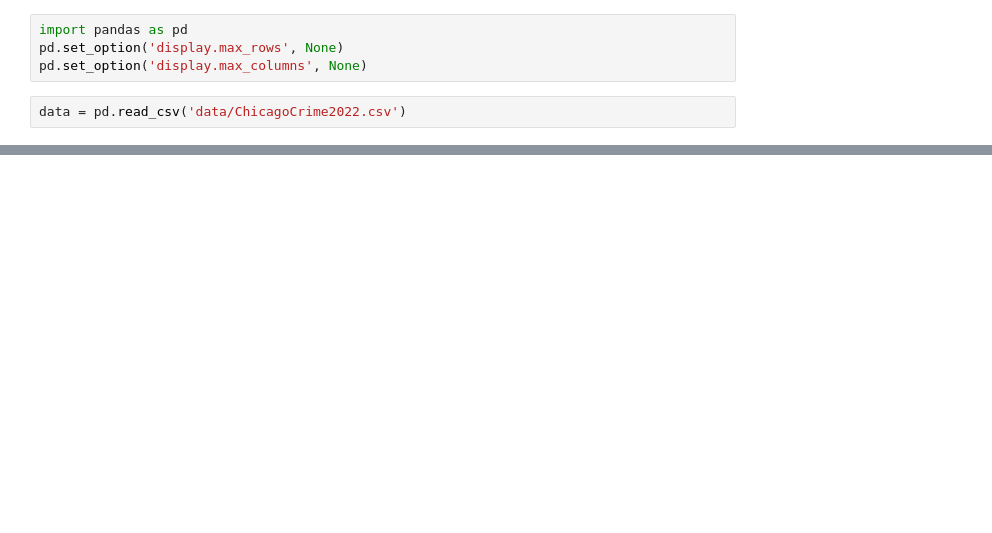
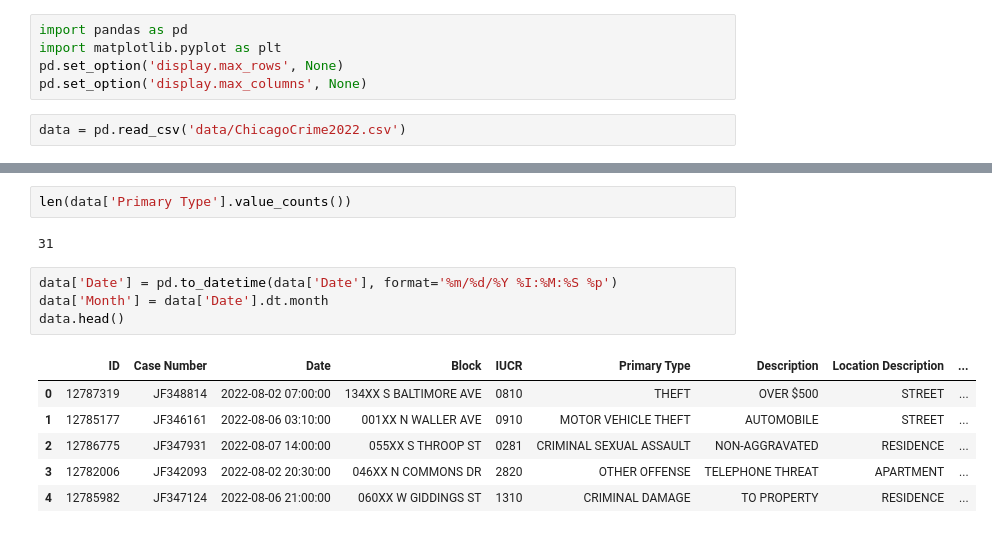
Before and after one commit to 00helloworld/Data_24May05, a Jupyter notebook: test.ipynb, the cells around one changed output, grey strips where cells are left out. Saved outputs shown, nothing was run; the diff lists cells and outputs as text; blank space fills up the shorter version.

```diff
--- a/test.ipynb
+++ b/test.ipynb
@@ -1,5 +1,6 @@
 # %%
 import pandas as pd
+import matplotlib.pyplot as plt
 pd.set_option('display.max_rows', None)
 pd.set_option('display.max_columns', None)
 # %%
@@ -13,3 +14,18 @@ data.head()
 | 2 | 12786775 | JF347931 | 08/07/2022 02:00:00 PM | 055XX S THROOP ST | 0281 | CRIMINAL SEXUAL ASSAULT | NON-AGGRAVATED | RESIDENCE | ... |
 | 3 | 12782006 | JF342093 | 08/02/2022 08:30:00 PM | 046XX N COMMONS DR | 2820 | OTHER OFFENSE | TELEPHONE THREAT | APARTMENT | ... |
 | 4 | 12785982 | JF347124 | 08/06/2022 09:00:00 PM | 060XX W GIDDINGS ST | 1310 | CRIMINAL DAMAGE | TO PROPERTY | RESIDENCE | ... |
+# %%
+len(data['Primary Type'].value_counts())
+# %% [output]
+31
+# %%
+data['Date'] = pd.to_datetime(data['Date'], format='%m/%d/%Y %I:%M:%S %p')
+data['Month'] = data['Date'].dt.month
+data.head()
+# %% [output]
+|  | ID | Case Number | Date | Block | IUCR | Primary Type | Description | Location Description | ... |
+| 0 | 12787319 | JF348814 | 2022-08-02 07:00:00 | 134XX S BALTIMORE AVE | 0810 | THEFT | OVER $500 | STREET | ... |
+| 1 | 12785177 | JF346161 | 2022-08-06 03:10:00 | 001XX N WALLER AVE | 0910 | MOTOR VEHICLE THEFT | AUTOMOBILE | STREET | ... |
+| 2 | 12786775 | JF347931 | 2022-08-07 14:00:00 | 055XX S THROOP ST | 0281 | CRIMINAL SEXUAL ASSAULT | NON-AGGRAVATED | RESIDENCE | ... |
+| 3 | 12782006 | JF342093 | 2022-08-02 20:30:00 | 046XX N COMMONS DR | 2820 | OTHER OFFENSE | TELEPHONE THREAT | APARTMENT | ... |
+| 4 | 12785982 | JF347124 | 2022-08-06 21:00:00 | 060XX W GIDDINGS ST | 1310 | CRIMINAL DAMAGE | TO PROPERTY | RESIDENCE | ... |
```
Also changed, not shown: parts of 4 cells of this notebook, 4 other files.
